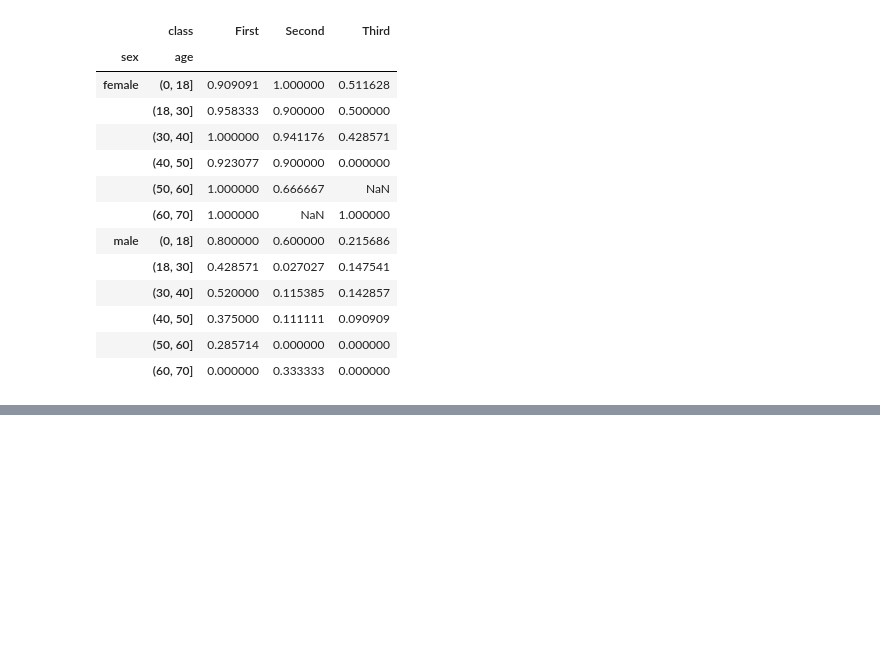
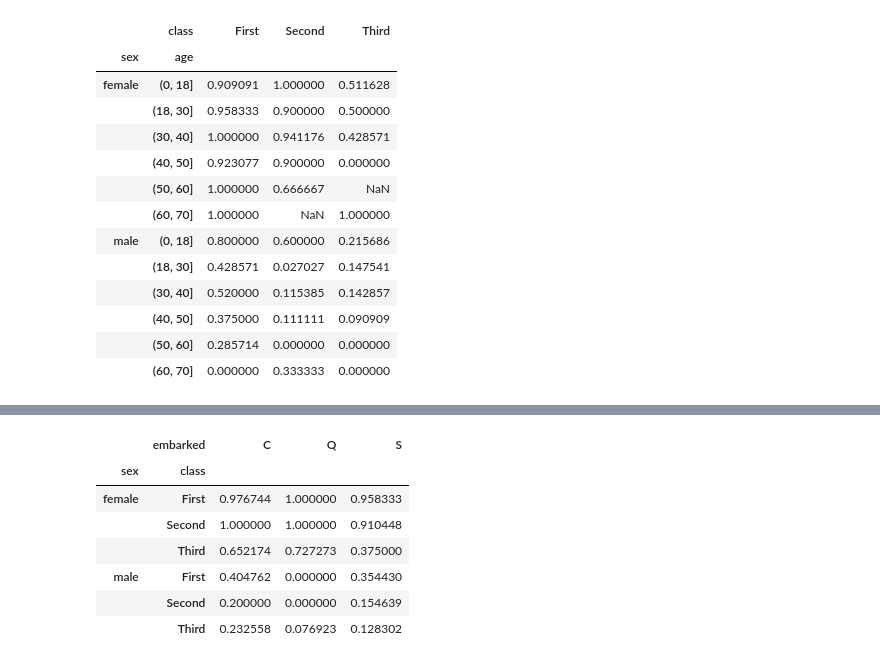
Before and after one commit to DerNiccoo/TensorFlow-training, a Jupyter notebook: Data Science/2. Discrete_Data_Start.ipynb, the cells around one changed output, grey strips where cells are left out. Cells and saved outputs as stored; diff of their text form; code cells hidden in the pictures; blank space fills up the shorter version.

```diff
--- a/Data Science/2. Discrete_Data_Start.ipynb
+++ b/Data Science/2. Discrete_Data_Start.ipynb
@@ -212,0 +288,13 @@ titanic.pivot_table('survived', ['sex', agec], 'class')
+# %%
+# Die zu geraden Zahlen sind einfach wieder zu wenig Zahlen!
+# Aber: Auch hier ist C in allen Werten einfach besser als S also reichen diese Werte immer noch nicht aus...
+titanic.pivot_table('survived', ['sex', 'class'], 'embarked')
+# %% [output]
+|  | embarked | C | Q | S |
+| sex | class |  |  |  |
+| female | First | 0.976744 | 1.000000 | 0.958333 |
+|  | Second | 1.000000 | 1.000000 | 0.910448 |
+|  | Third | 0.652174 | 0.727273 | 0.375000 |
+| male | First | 0.404762 | 0.000000 | 0.354430 |
+|  | Second | 0.200000 | 0.000000 | 0.154639 |
+|  | Third | 0.232558 | 0.076923 | 0.128302 |
```
Also changed, not shown: parts of 10 cells of this notebook.
